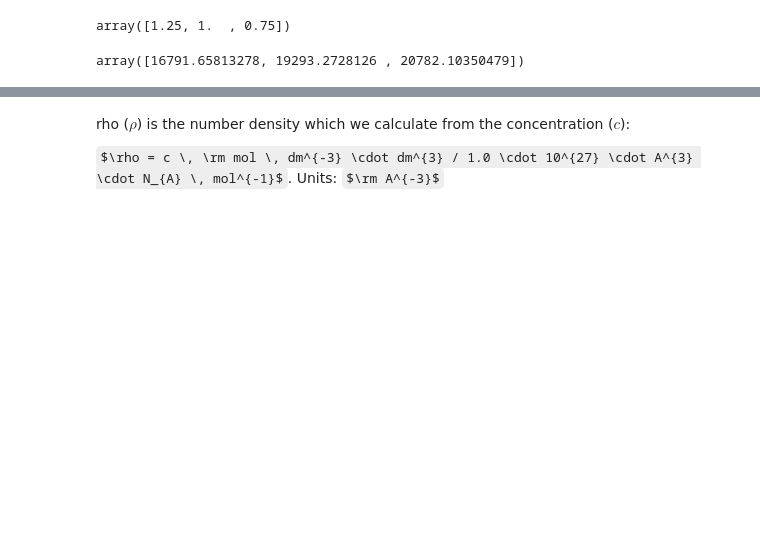
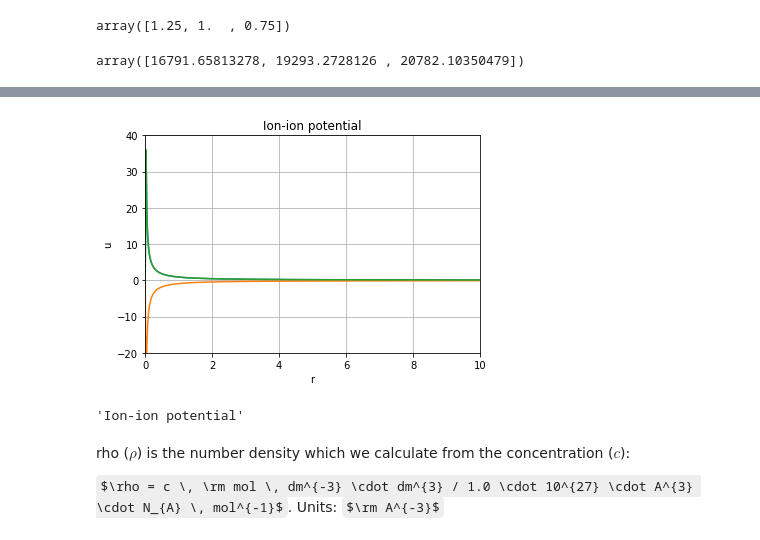
Before and after one commit to Mjboothaus/PhD-Thesis, a Jupyter notebook: notebooks/singlet_kcl.ipynb, the cells around one changed output, grey strips where cells are left out. Cells and saved outputs as stored; diff of their text form; code cells hidden in the pictures; some formulas as TeX source; blank space fills up the shorter version.

```diff
--- a/notebooks/singlet_kcl.ipynb
+++ b/notebooks/singlet_kcl.ipynb
@@ -122,0 +174,12 @@ array([16791.65813278, 19293.2728126 , 20782.10350479])
+# %%
+# Use same discretisation for r as z [Confirm?]
+
+def calc_u(valence, cap_b, alpha, cap_c, cap_d, r):
+    u = np.zeros((n_point, n_pair))
+    for i in range(n_component):
+        for j in range(i, n_component):
+            l = calc_l_index(i, j)
+            u[1:, l] = valence[i] * valence[j] / (r[1:] * epsilon)
+    return u
+# %%
+u = calc_u(valence, cap_b, alpha, cap_c, cap_d, r)
@@ -123,3 +196,8 @@ array([16791.65813278, 19293.2728126 , 20782.10350479])
+# %%
+make_simple_plot(r, u/1e10, "r", "u", "Ion-ion potential")
+# %% [output]
+[figure, added]
+'Ion-ion potential'
 # %%
 psi_0 = 0     # 0 mV  -- get from UI
 # %% [markdown]
```
Also changed, not shown: parts of 48 cells of this notebook, 1 other file.
